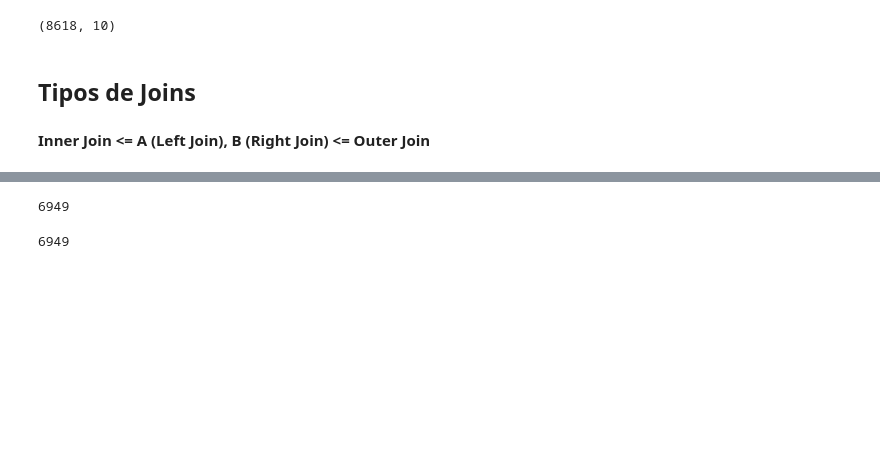
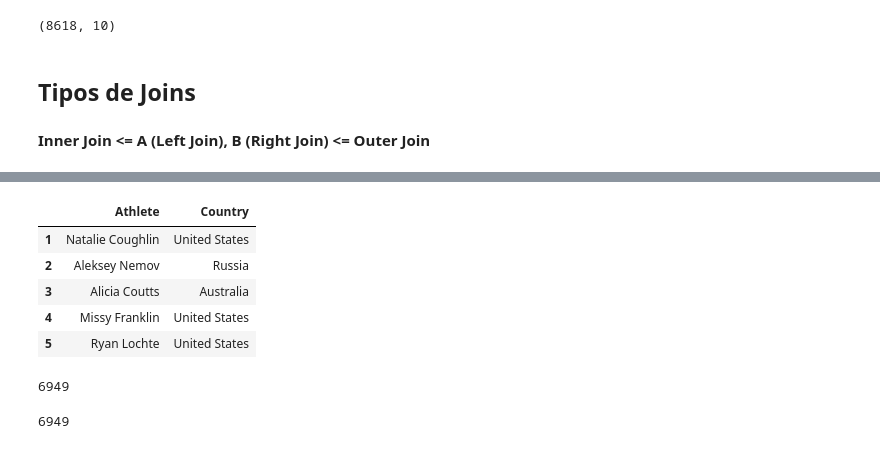
Before and after one commit to quiquegtz27/python-ml-course, a Jupyter notebook: notebooks/T2 - 4 - Data Cleaning - Concatenación de datos - Colab.ipynb, the cells around one changed output, grey strips where cells are left out. Drawn from its saved outputs; the diff is of its cells as text; code cells hidden in the pictures; blank space fills up the shorter version.

```diff
--- a/notebooks/T2 - 4 - Data Cleaning - Concatenación de datos - Colab.ipynb
+++ b/notebooks/T2 - 4 - Data Cleaning - Concatenación de datos - Colab.ipynb
@@ -373,6 +374,15 @@ data_sports_dlt = data_sports_dp[(~data_sports_dp["Athlete"].isin(out_athletes))
 
 data_main_dlt = data_main[(~data_main["Athlete"].isin(out_athletes)) &
                          (data_main["Athlete"] != "Michael Phelps")]
+# %%
+data_country_dlt.head()
+# %% [output]
+|  | Athlete | Country |
+| 1 | Natalie Coughlin | United States |
+| 2 | Aleksey Nemov | Russia |
+| 3 | Alicia Coutts | Australia |
+| 4 | Missy Franklin | United States |
+| 5 | Ryan Lochte | United States |
 # %%
 len(data_country_dlt)
 # %% [output]
```
Also changed, not shown: parts of 16 cells of this notebook.
